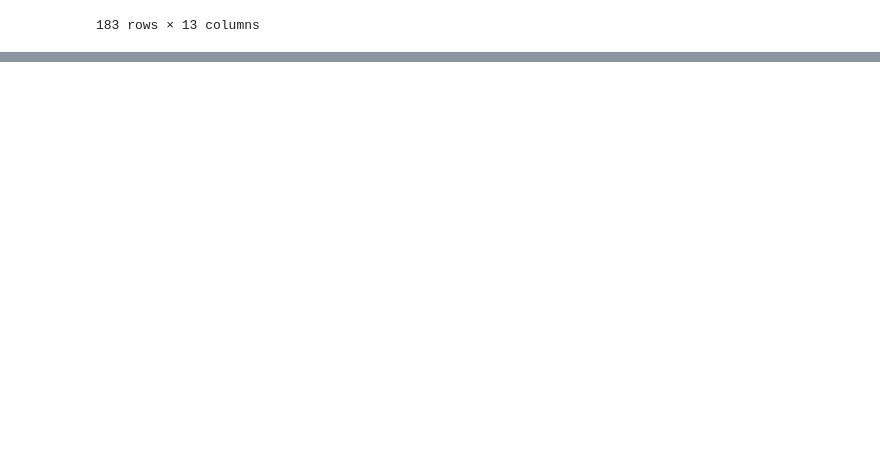
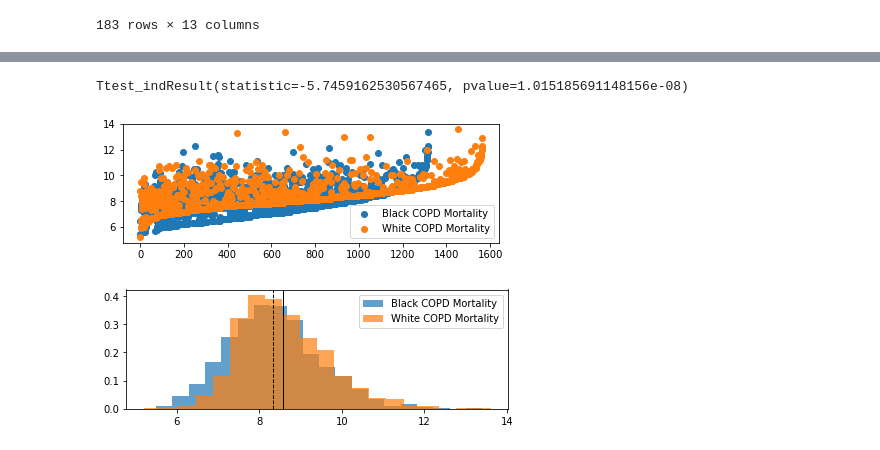
Before and after one commit to fisher1916/healthcare-disparities, a Jupyter notebook: Analysis/Race_vs_Health_Conditions.ipynb, the cells around one changed output, grey strips where cells are left out. Saved outputs shown, nothing was run; the diff lists cells and outputs as text; code cells hidden in the pictures; blank space fills up the shorter version.

```diff
--- a/Analysis/Race_vs_Health_Conditions.ipynb
+++ b/Analysis/Race_vs_Health_Conditions.ipynb
@@ -684,0 +710,3 @@ race_merged[(race_merged['Percent One Race White'] > hist_agg_white['Percent One
+# %%
+white_df = race_dropped[race_dropped['Percent One Race White'] > hist_agg_white['Percent One Race White'].mean()]
+white_df
@@ -684,0 +727,3 @@ race_merged[(race_merged['Percent One Race White'] > hist_agg_white['Percent One
+# %%
+black_df = race_dropped[race_dropped['Percent One Race Black+'] > hist_agg['Percent One Race Black+'].mean()]
+black_df
@@ -684,0 +744,3 @@ race_merged[(race_merged['Percent One Race White'] > hist_agg_white['Percent One
+# %%
+black_COPD_df = black_df[black_df['Measure Name'] == 'Death rate for COPD patients']
+black_COPD_df
@@ -684,0 +761,3 @@ race_merged[(race_merged['Percent One Race White'] > hist_agg_white['Percent One
+# %%
+white_COPD_df = white_df[white_df['Measure Name'] == 'Death rate for COPD patients']
+white_COPD_df
@@ -684,0 +778,23 @@ race_merged[(race_merged['Percent One Race White'] > hist_agg_white['Percent One
+# %%
+st.ttest_ind(black_COPD_df['Mortality Percentage'], white_COPD_df['Mortality Percentage'], equal_var=False)
+# %% [output]
+Ttest_indResult(statistic=-5.7459162530567465, pvalue=1.015185691148156e-08)
+# %%
+plt.subplot(2, 1, 1)
+plt.scatter(range(len(black_COPD_df['Mortality Percentage'])), black_COPD_df['Mortality Percentage'], label="Black COPD Mortality")
+plt.scatter(range(len(white_COPD_df['Mortality Percentage'])), white_COPD_df['Mortality Percentage'], label="White COPD Mortality")
+plt.legend()
+plt.tight_layout()
+
+plt.show()
+plt.subplot(2, 1, 2)
+plt.hist(black_COPD_df['Mortality Percentage'], 20, density=True, alpha=0.7, label="Black COPD Mortality")
+plt.hist(white_COPD_df['Mortality Percentage'], 20, density=True, alpha=0.7, label="White COPD Mortality")
+plt.axvline(mean(black_COPD_df['Mortality Percentage']), color='k', linestyle='dashed', linewidth=1)
+plt.axvline(mean(white_COPD_df['Mortality Percentage']), color='k', linestyle='solid', linewidth=1)
+plt.legend()
+plt.tight_layout()
+plt.show()
+# %% [output]
+[figure, added]
+[figure, added]
```
Also changed, not shown: parts of 30 cells of this notebook.
